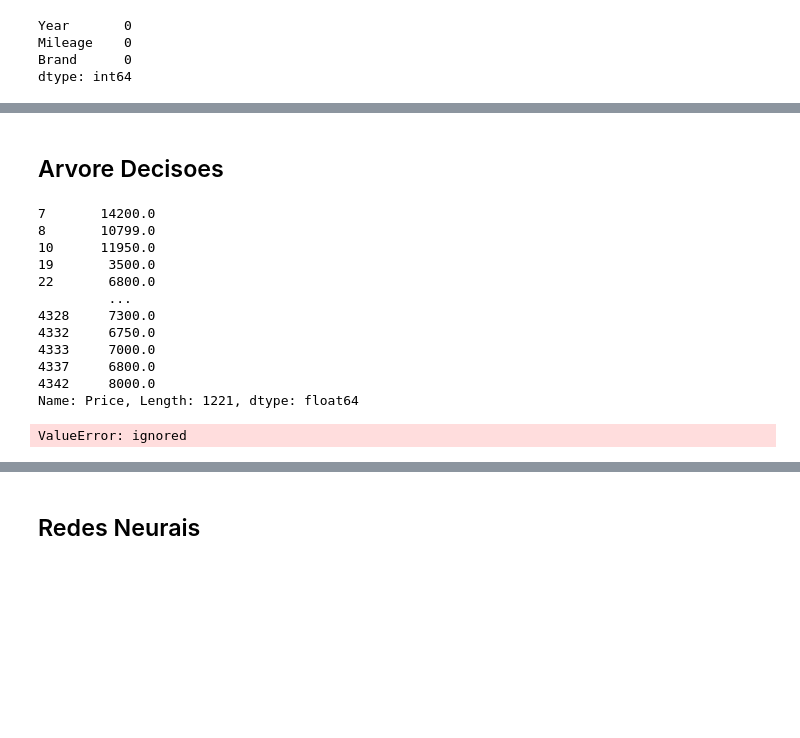
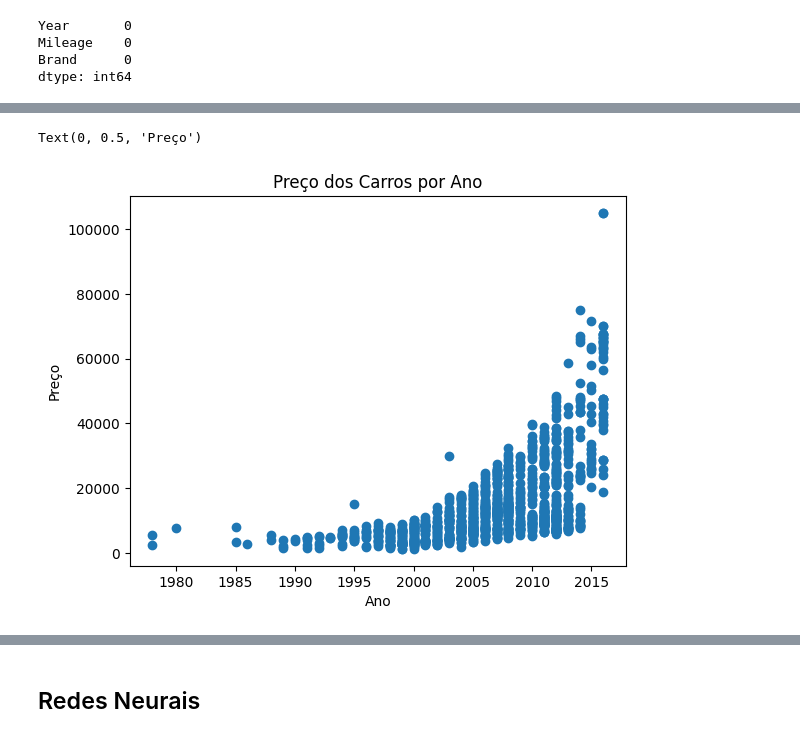
Before and after one commit to danzbz/VehiclePriceAI, a Jupyter notebook: RegressaoLinear.ipynb, the cells around one changed output, grey strips where cells are left out. Drawn from its saved outputs; the diff is of its cells as text; code cells hidden in the pictures; blank space fills up the shorter version.

```diff
--- a/RegressaoLinear.ipynb
+++ b/RegressaoLinear.ipynb
@@ -624,56 +489,8 @@ R2:  -1.3294519808668261
-# %% [markdown]
-## Arvore Decisoes
-# %%
-import sklearn.tree as SKTree
-from sklearn.metrics import accuracy_score
-from sklearn.model_selection import train_test_split
-import re as re
-
-X_train, X_test, y_train, y_test = train_test_split(X, y, test_size=0.3, random_state=42)
-
-
-## Train / Test
-history_acc_train = []
-history_acc_test = []
-
-X = df_dummy.drop(['Price'], axis=1)
-y = df_dummy.Price
-
-display(y)
-
-X_train, X_test, y_train, y_test = train_test_split(X, y, test_size=0.3, random_state=42)
-
-
-## Train / Test
-history_acc_train = []
-history_acc_test = []
-
-for max_depth in range(1,10):
-  clf = SKTree.DecisionTreeClassifier(criterion='entropy', max_depth=max_depth)
-  clf = clf.fit(X_train, y_train)
-  history_acc_train.append(accuracy_score(y_train,  clf.predict(X_train)))
-  history_acc_test.append(accuracy_score(y_test,  clf.predict(X_test)))
-
-## Avaliation
-
-plt.plot(history_acc_train)
-plt.plot(history_acc_test)
-plt.title('model accuracy')
-plt.ylabel('accuracy')
-plt.xlabel('max_depth')
-plt.legend(['train', 'val'], loc='upper left')
-plt.show()
-# %% [output]
-7       14200.0
-8       10799.0
-10      11950.0
-19       3500.0
-22       6800.0
-         ...
-4328     7300.0
-4332     6750.0
-4333     7000.0
-4337     6800.0
-4342     8000.0
-Name: Price, Length: 1221, dtype: float64
-ValueError: ignored
+# %%
+plt.scatter(df_dummy['Year'], df_dummy['Price'])
+plt.title('Preço dos Carros por Ano')
+plt.xlabel('Ano')
+plt.ylabel('Preço')
+# %% [output]
+Text(0, 0.5, 'Preço')
+[figure, added]
```
Also changed, not shown: parts of 57 cells of this notebook.
